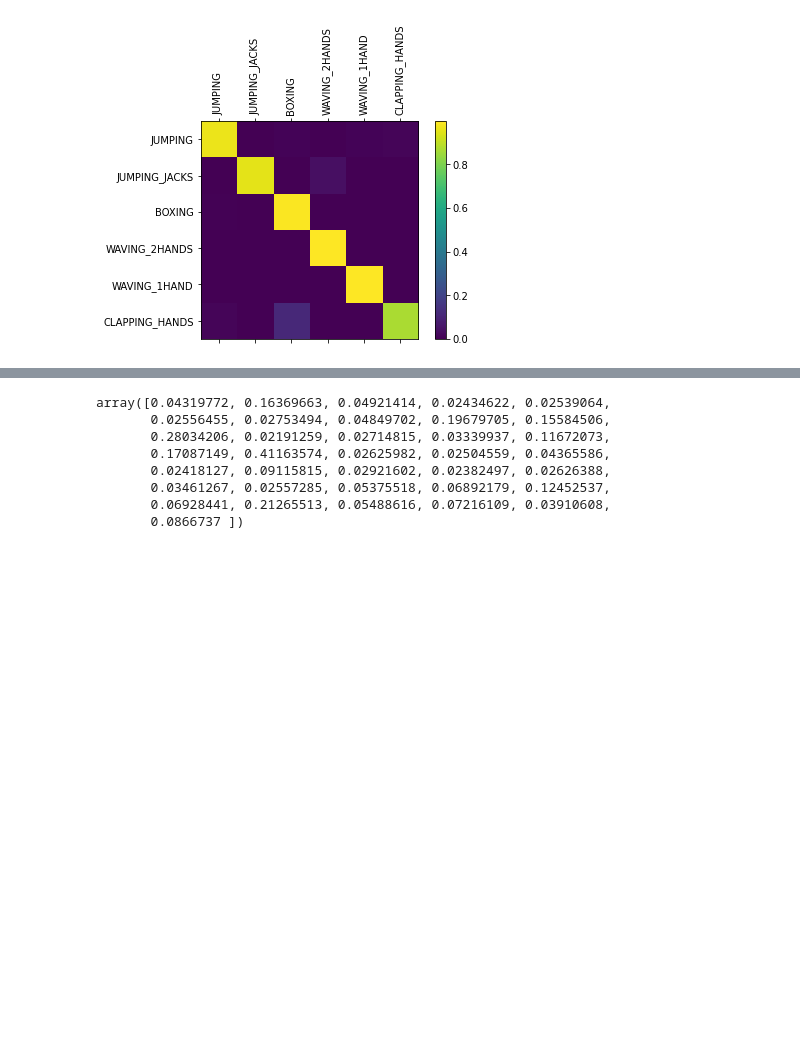
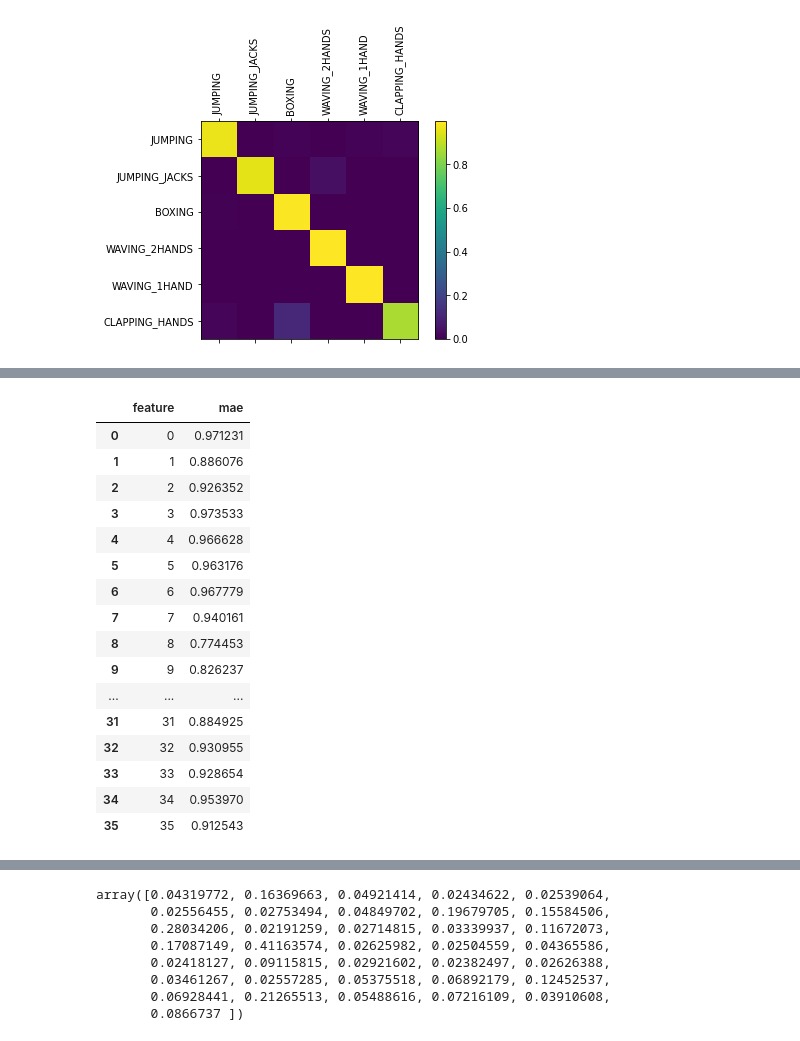
Before and after one commit to Lizzd/Openpose-Pose-classify, a Jupyter notebook: lstm.ipynb, the cells around one changed output, grey strips where cells are left out. Cells and saved outputs as stored; diff of their text form; code cells hidden in the pictures; blank space fills up the shorter version.

```diff
--- a/lstm.ipynb
+++ b/lstm.ipynb
@@ -433,0 +446,21 @@ test accuracy 0.9340984176664928
+# %%
+df = pd.DataFrame(results)
+df
+# %% [output]
+|  | feature | mae |
+| 0 | 0 | 0.971231 |
+| 1 | 1 | 0.886076 |
+| 2 | 2 | 0.926352 |
+| 3 | 3 | 0.973533 |
+| 4 | 4 | 0.966628 |
+| 5 | 5 | 0.963176 |
+| 6 | 6 | 0.967779 |
+| 7 | 7 | 0.940161 |
+| 8 | 8 | 0.774453 |
+| 9 | 9 | 0.826237 |
+| ... | ... | ... |
+| 31 | 31 | 0.884925 |
+| 32 | 32 | 0.930955 |
+| 33 | 33 | 0.928654 |
+| 34 | 34 | 0.953970 |
+| 35 | 35 | 0.912543 |
```
Also changed, not shown: parts of 20 cells of this notebook, 2 other files.
